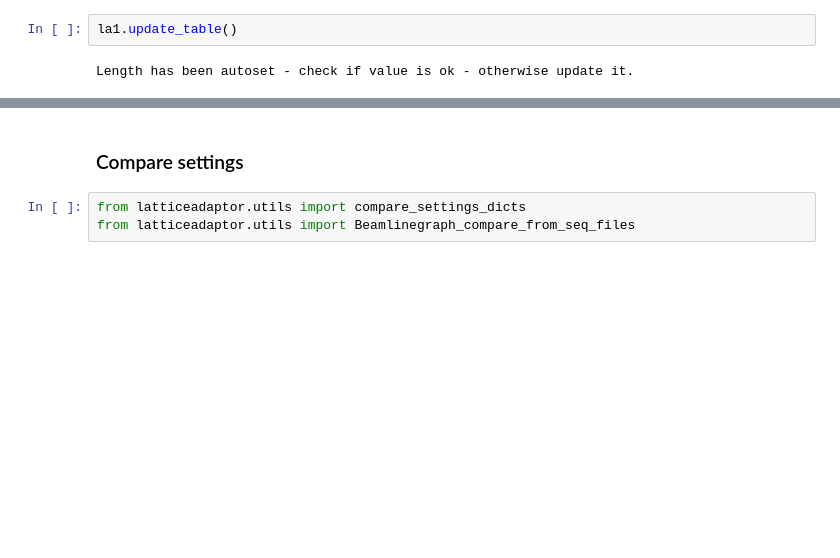
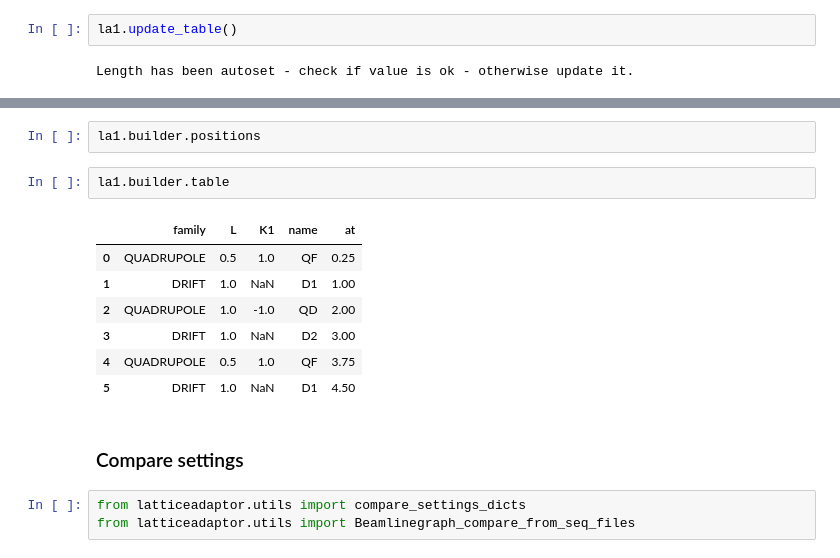
Before and after one commit to tomerten/latticeadaptor, a Jupyter notebook: docs/notebook/Tutorial.ipynb, the cells around one changed output, grey strips where cells are left out. Cells and saved outputs as stored; diff of their text form; blank space fills up the shorter version.

Commit message:
updated update_table to update positions correctly updated tutorial

```diff
--- a/docs/notebook/Tutorial.ipynb
+++ b/docs/notebook/Tutorial.ipynb
@@ -440,3 +456,15 @@ la1.name, la1.len, la1.builder.lattice
+# %%
+la1.builder.positions
+# %%
+la1.builder.table
+# %% [output]
+|  | family | L | K1 | name | at |
+| 0 | QUADRUPOLE | 0.5 | 1.0 | QF | 0.25 |
+| 1 | DRIFT | 1.0 | NaN | D1 | 1.00 |
+| 2 | QUADRUPOLE | 1.0 | -1.0 | QD | 2.00 |
+| 3 | DRIFT | 1.0 | NaN | D2 | 3.00 |
+| 4 | QUADRUPOLE | 0.5 | 1.0 | QF | 3.75 |
+| 5 | DRIFT | 1.0 | NaN | D1 | 4.50 |
 # %% [markdown]
 ### Compare settings
 # %%
```
Also changed, not shown: parts of 9 cells of this notebook, 2 other files.
